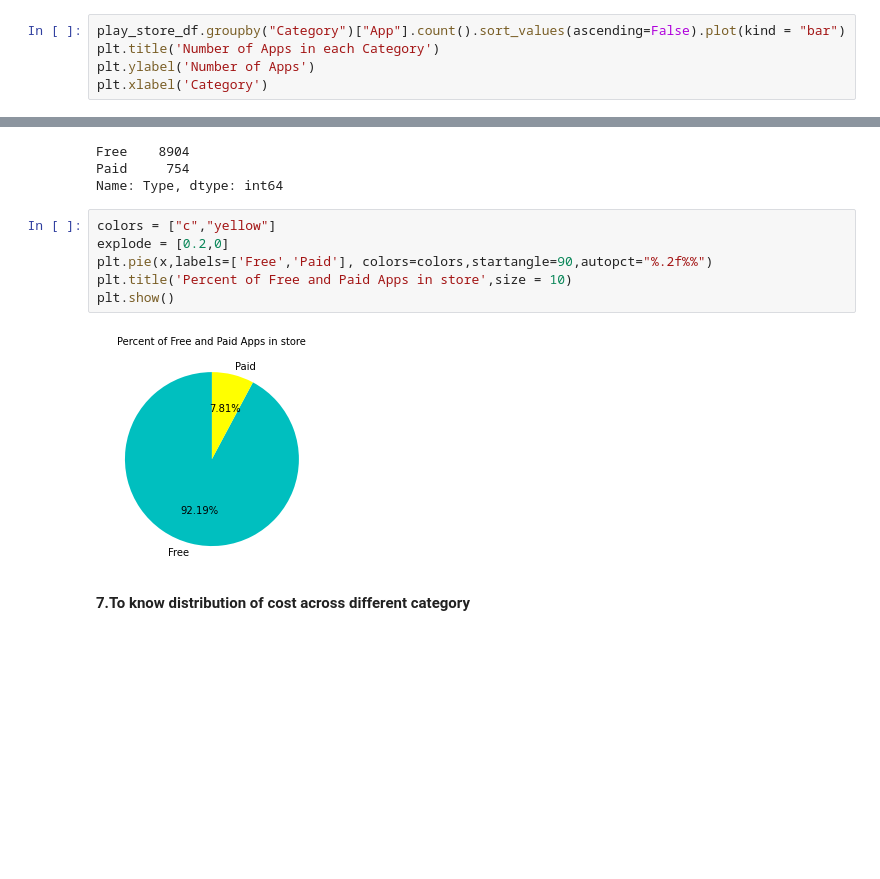
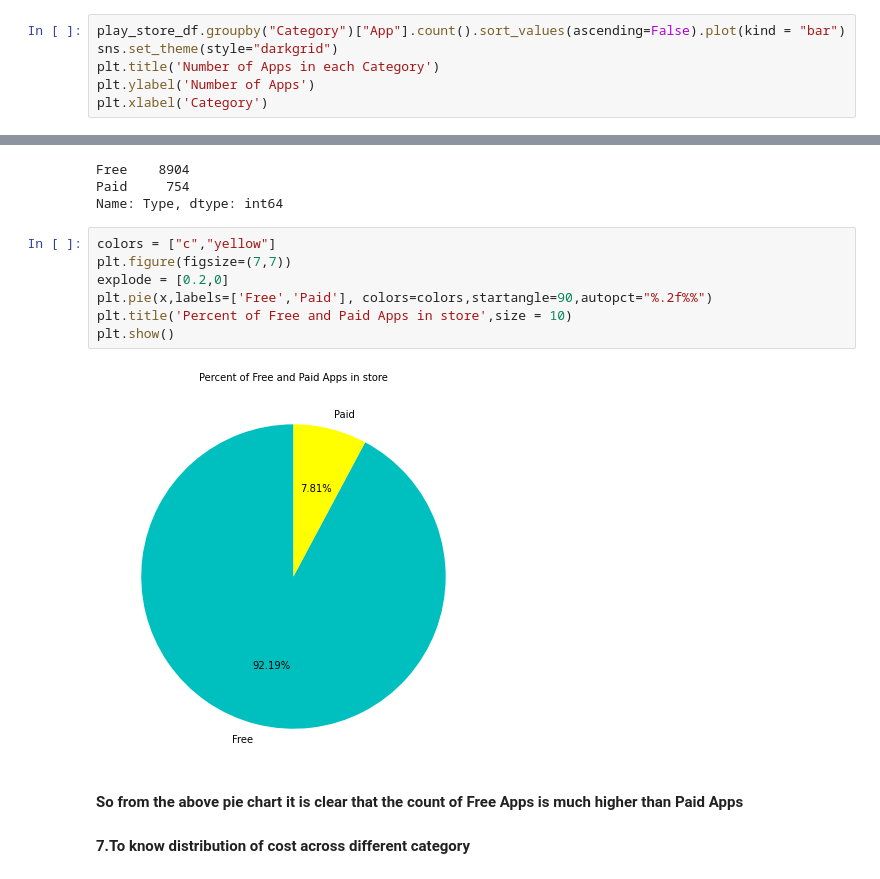
Before and after one commit to chandralakagwad/Playstore-App-Review-Analysis, a Jupyter notebook: Final_Play_Store_App_Analysis.ipynb, the cells around one changed output, grey strips where cells are left out. Drawn from its saved outputs; the diff is of its cells as text; blank space fills up the shorter version.

```diff
--- a/Final_Play_Store_App_Analysis.ipynb
+++ b/Final_Play_Store_App_Analysis.ipynb
@@ -356,6 +356,7 @@ memory usage: 1.0+ MB
 **1.To know number of apps in each category**
 # %%
 play_store_df.groupby("Category")["App"].count().sort_values(ascending=False).plot(kind = "bar")
+sns.set_theme(style="darkgrid")
 plt.title('Number of Apps in each Category')
 plt.ylabel('Number of Apps')
 plt.xlabel('Category')
@@ -437,12 +438,15 @@ Paid     754
 Name: Type, dtype: int64
 # %%
 colors = ["c","yellow"]
+plt.figure(figsize=(7,7))
 explode = [0.2,0]
 plt.pie(x,labels=['Free','Paid'], colors=colors,startangle=90,autopct="%.2f%%")
 plt.title('Percent of Free and Paid Apps in store',size = 10)
 plt.show()
 # %% [output]
-[figure, old version]
+[figure, new version]
+# %% [markdown]
+**So from the above pie chart it is clear that the count of Free Apps is much higher than Paid Apps**
 # %% [markdown]
  **7.To know distribution of cost across different category**
 # %%
```
Also changed, not shown: parts of 20 cells of this notebook.
